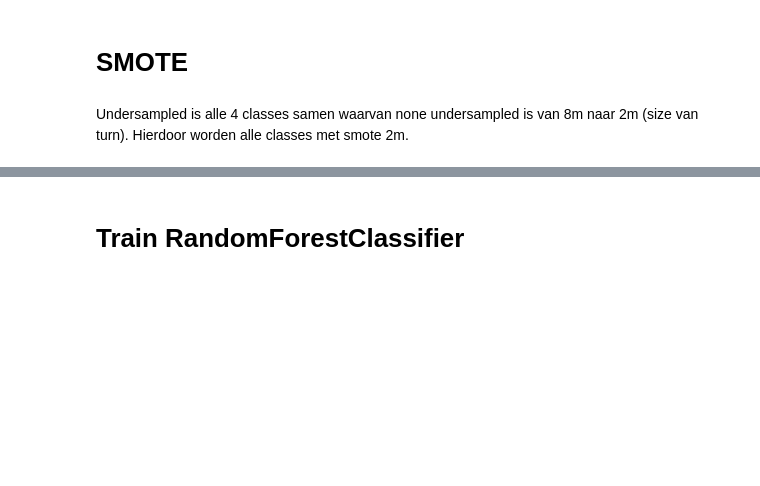
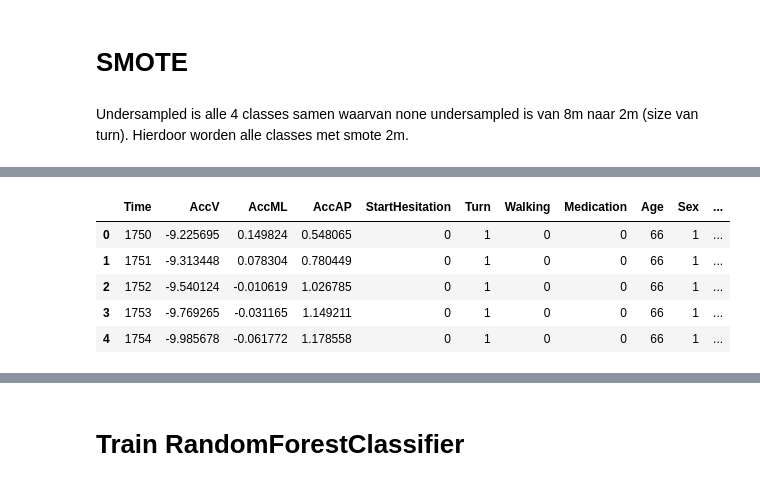
Before and after one commit to laurens88/mlip, a Jupyter notebook: super-simple-baseline.ipynb, the cells around one changed output, grey strips where cells are left out. Drawn from its saved outputs; the diff is of its cells as text; code cells hidden in the pictures; blank space fills up the shorter version.

```diff
--- a/super-simple-baseline.ipynb
+++ b/super-simple-baseline.ipynb
@@ -285,0 +287,9 @@ print(len(np.where(y_syn == 3)[0]))
+# %%
+X_syn.head()
+# %% [output]
+|  | Time | AccV | AccML | AccAP | StartHesitation | Turn | Walking | Medication | Age | Sex | ... |
+| 0 | 1750 | -9.225695 | 0.149824 | 0.548065 | 0 | 1 | 0 | 0 | 66 | 1 | ... |
+| 1 | 1751 | -9.313448 | 0.078304 | 0.780449 | 0 | 1 | 0 | 0 | 66 | 1 | ... |
+| 2 | 1752 | -9.540124 | -0.010619 | 1.026785 | 0 | 1 | 0 | 0 | 66 | 1 | ... |
+| 3 | 1753 | -9.769265 | -0.031165 | 1.149211 | 0 | 1 | 0 | 0 | 66 | 1 | ... |
+| 4 | 1754 | -9.985678 | -0.061772 | 1.178558 | 0 | 1 | 0 | 0 | 66 | 1 | ... |
```
Also changed, not shown: parts of 17 cells of this notebook.
